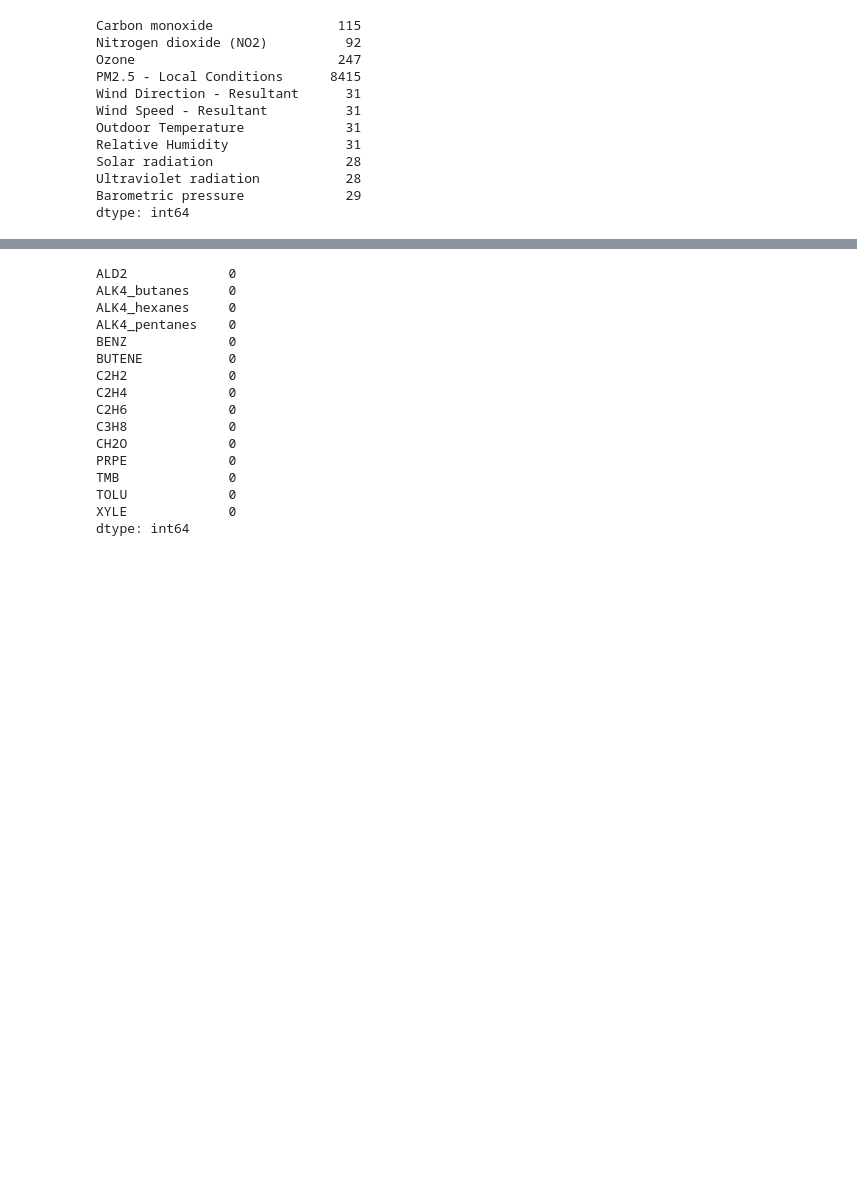
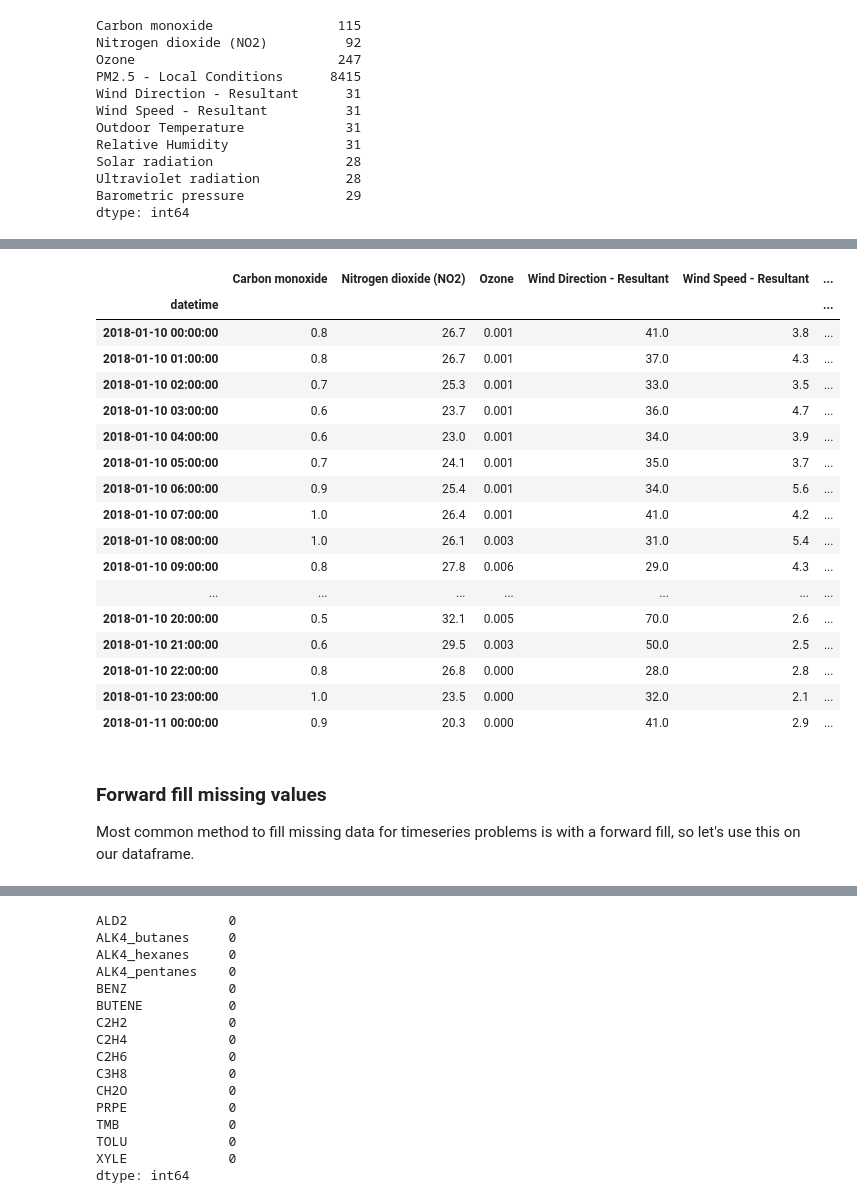
Before and after one commit to Tcintra/chem150, a Jupyter notebook: lab_notebook_2.ipynb, the cells around one changed output, grey strips where cells are left out. Cells and saved outputs as stored; diff of their text form; code cells hidden in the pictures; blank space fills up the shorter version.

```diff
--- a/lab_notebook_2.ipynb
+++ b/lab_notebook_2.ipynb
@@ -54,0 +47,4 @@ dtype: int64
+# %%
+# We want to drop columns without enough data, these seem to only include PM2.5 - Local Conditions
+core_df = core_df.drop(['PM2.5 - Local Conditions'], axis=1)
+core_df[core_df['Ozone'].isna()]
@@ -54,0 +66,25 @@ dtype: int64
+# %%
+core_df.loc['2018-01-10 00:00:00':'2018-01-11 00:00:00']
+# %% [output]
+|  | Carbon monoxide | Nitrogen dioxide (NO2) | Ozone | Wind Direction - Resultant | Wind Speed - Resultant | ... |
+| datetime |  |  |  |  |  | ... |
+| 2018-01-10 00:00:00 | 0.8 | 26.7 | 0.001 | 41.0 | 3.8 | ... |
+| 2018-01-10 01:00:00 | 0.8 | 26.7 | 0.001 | 37.0 | 4.3 | ... |
+| 2018-01-10 02:00:00 | 0.7 | 25.3 | 0.001 | 33.0 | 3.5 | ... |
+| 2018-01-10 03:00:00 | 0.6 | 23.7 | 0.001 | 36.0 | 4.7 | ... |
+| 2018-01-10 04:00:00 | 0.6 | 23.0 | 0.001 | 34.0 | 3.9 | ... |
+| 2018-01-10 05:00:00 | 0.7 | 24.1 | 0.001 | 35.0 | 3.7 | ... |
+| 2018-01-10 06:00:00 | 0.9 | 25.4 | 0.001 | 34.0 | 5.6 | ... |
+| 2018-01-10 07:00:00 | 1.0 | 26.4 | 0.001 | 41.0 | 4.2 | ... |
+| 2018-01-10 08:00:00 | 1.0 | 26.1 | 0.003 | 31.0 | 5.4 | ... |
+| 2018-01-10 09:00:00 | 0.8 | 27.8 | 0.006 | 29.0 | 4.3 | ... |
+| ... | ... | ... | ... | ... | ... | ... |
+| 2018-01-10 20:00:00 | 0.5 | 32.1 | 0.005 | 70.0 | 2.6 | ... |
+| 2018-01-10 21:00:00 | 0.6 | 29.5 | 0.003 | 50.0 | 2.5 | ... |
+| 2018-01-10 22:00:00 | 0.8 | 26.8 | 0.000 | 28.0 | 2.8 | ... |
+| 2018-01-10 23:00:00 | 1.0 | 23.5 | 0.000 | 32.0 | 2.1 | ... |
+| 2018-01-11 00:00:00 | 0.9 | 20.3 | 0.000 | 41.0 | 2.9 | ... |
+# %% [markdown]
+### Forward fill missing values
+
+Most common method to fill missing data for timeseries problems is with a forward fill, so let's use this on our dataframe.
```
Also changed, not shown: parts of 32 cells of this notebook, 2 other files.
